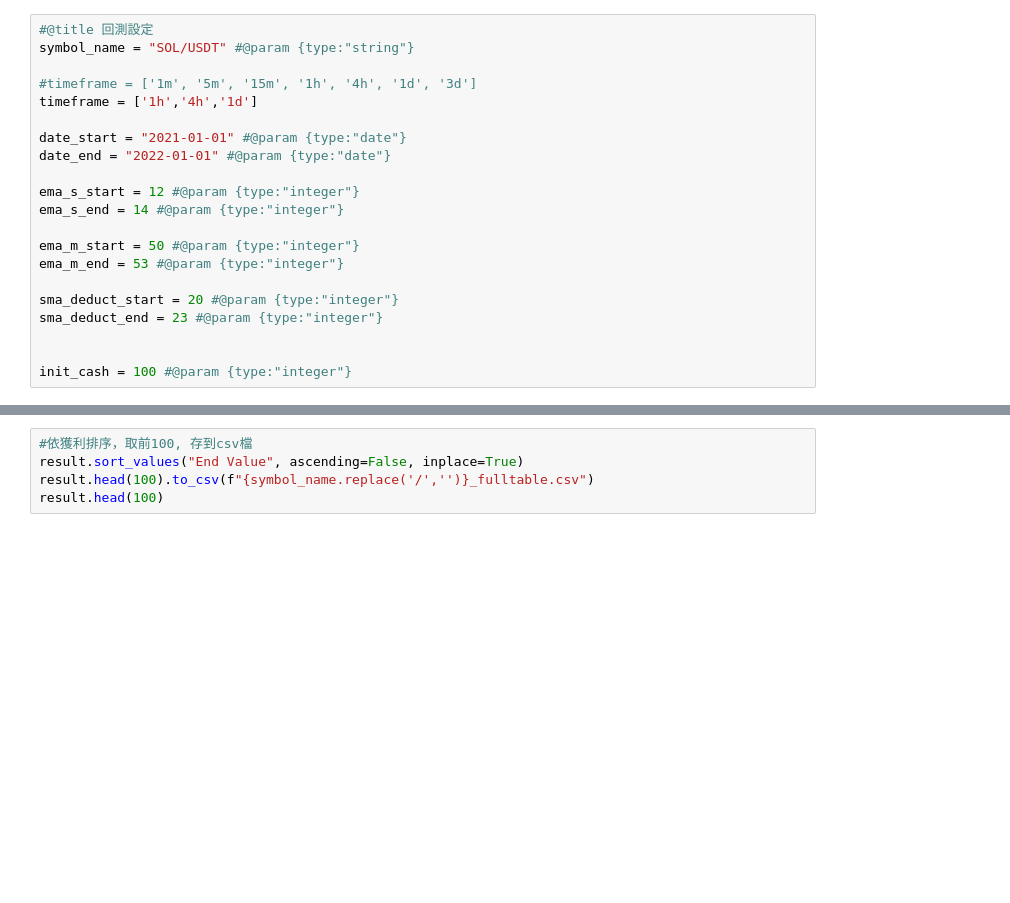
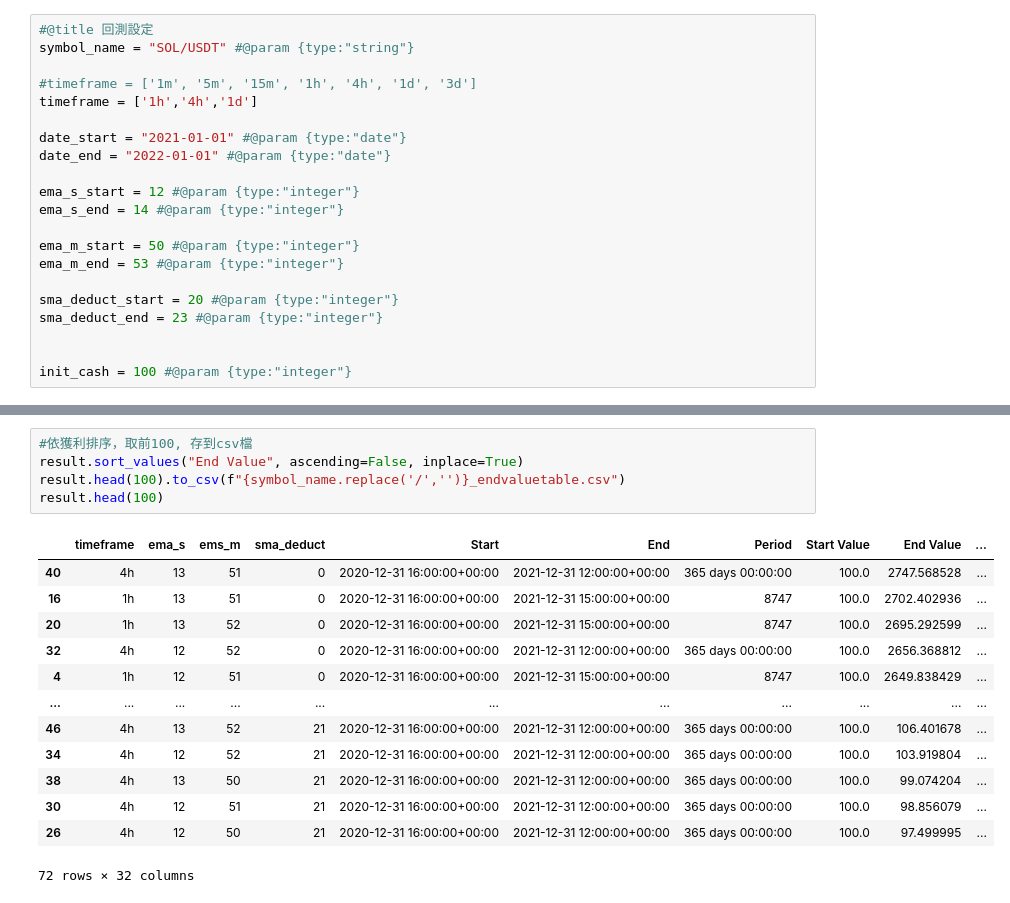
Before and after one commit to neoxlarge/GoldenCross, a Jupyter notebook: vectorbt_optimal.ipynb, the cells around one changed output, grey strips where cells are left out. Drawn from its saved outputs; the diff is of its cells as text; blank space fills up the shorter version.

```diff
--- a/vectorbt_optimal.ipynb
+++ b/vectorbt_optimal.ipynb
@@ -119,8 +140,22 @@ print(f"backtimes: {result.shape[0]}")
 # %%
 #依獲利排序，取前100, 存到csv檔
 result.sort_values("End Value", ascending=False, inplace=True)
-result.head(100).to_csv(f"{symbol_name.replace('/','')}_fulltable.csv")
+result.head(100).to_csv(f"{symbol_name.replace('/','')}_endvaluetable.csv")
 result.head(100)
+# %% [output]
+|  | timeframe | ema_s | ems_m | sma_deduct | Start | End | Period | Start Value | End Value | ... |
+| 40 | 4h | 13 | 51 | 0 | 2020-12-31 16:00:00+00:00 | 2021-12-31 12:00:00+00:00 | 365 days 00:00:00 | 100.0 | 2747.568528 | ... |
+| 16 | 1h | 13 | 51 | 0 | 2020-12-31 16:00:00+00:00 | 2021-12-31 15:00:00+00:00 | 8747 | 100.0 | 2702.402936 | ... |
+| 20 | 1h | 13 | 52 | 0 | 2020-12-31 16:00:00+00:00 | 2021-12-31 15:00:00+00:00 | 8747 | 100.0 | 2695.292599 | ... |
+| 32 | 4h | 12 | 52 | 0 | 2020-12-31 16:00:00+00:00 | 2021-12-31 12:00:00+00:00 | 365 days 00:00:00 | 100.0 | 2656.368812 | ... |
+| 4 | 1h | 12 | 51 | 0 | 2020-12-31 16:00:00+00:00 | 2021-12-31 15:00:00+00:00 | 8747 | 100.0 | 2649.838429 | ... |
+| ... | ... | ... | ... | ... | ... | ... | ... | ... | ... | ... |
+| 46 | 4h | 13 | 52 | 21 | 2020-12-31 16:00:00+00:00 | 2021-12-31 12:00:00+00:00 | 365 days 00:00:00 | 100.0 | 106.401678 | ... |
+| 34 | 4h | 12 | 52 | 21 | 2020-12-31 16:00:00+00:00 | 2021-12-31 12:00:00+00:00 | 365 days 00:00:00 | 100.0 | 103.919804 | ... |
+| 38 | 4h | 13 | 50 | 21 | 2020-12-31 16:00:00+00:00 | 2021-12-31 12:00:00+00:00 | 365 days 00:00:00 | 100.0 | 99.074204 | ... |
+| 30 | 4h | 12 | 51 | 21 | 2020-12-31 16:00:00+00:00 | 2021-12-31 12:00:00+00:00 | 365 days 00:00:00 | 100.0 | 98.856079 | ... |
+| 26 | 4h | 12 | 50 | 21 | 2020-12-31 16:00:00+00:00 | 2021-12-31 12:00:00+00:00 | 365 days 00:00:00 | 100.0 | 97.499995 | ... |
+72 rows × 32 columns
 # %%
 #依獲利排序，取前100, 存到csv檔
 result.sort_values("Win Rate [%]", ascending=False, inplace=True)
```
Also changed, not shown: parts of 3 cells of this notebook, 1 other file.
